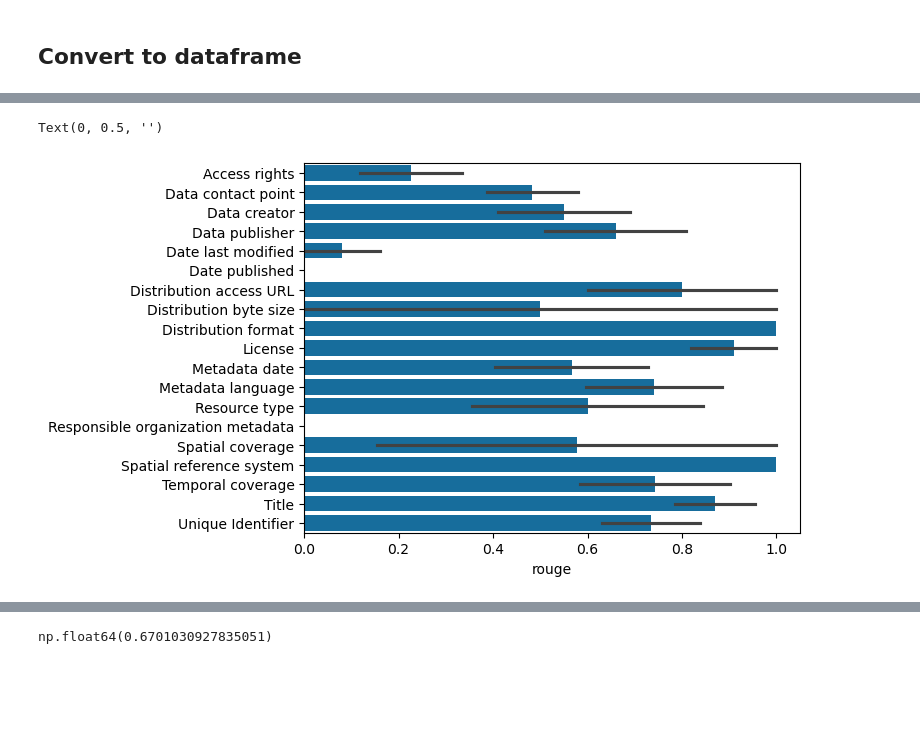
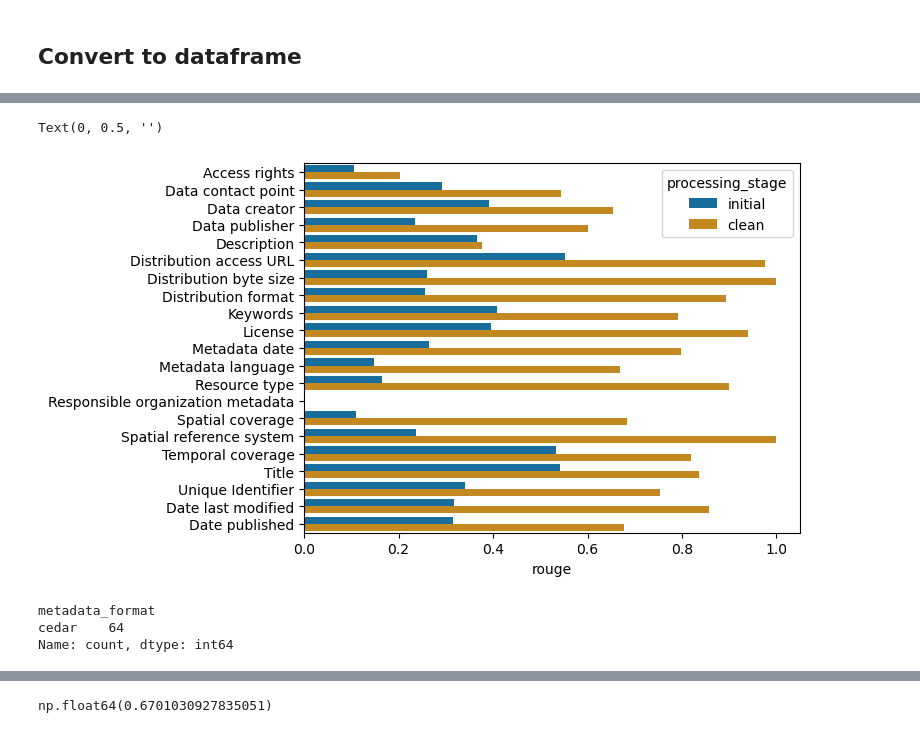
Before and after one commit to LTER-LIFE/meta-knowledge-harvesting, a Jupyter notebook: Evaluate LLM output.ipynb, the cells around one changed output, grey strips where cells are left out. Saved outputs shown, nothing was run; the diff lists cells and outputs as text; code cells hidden in the pictures; blank space fills up the shorter version.

```diff
--- a/Evaluate LLM output.ipynb
+++ b/Evaluate LLM output.ipynb
@@ -62,3 +62,5 @@ plt.legend(bbox_to_anchor=(1.05, 1), loc='upper left', title='Annotation type')
 # %% [output]
 <matplotlib.legend.Legend at 0x...>
 [figure]
+# %%
+uv.specify_and_convert_metadata_fields(uv.load_yaml(fp_annot), metadata_format='croissant')
@@ -64,0 +85,9 @@ plt.legend(bbox_to_anchor=(1.05, 1), loc='upper left', title='Annotation type')
+# %%
+
+fp_pred='outputs/2025-06-03/croissant_gemini_clean_entity_type_map.yaml'
+fp_annot='outputs/annotations/ground_truth_metadata_annotations-2025-06-04.yaml'
+labels_annot, labels_pred, (list_ds_urls, list_metadata_fields) = uv.load_pred_and_annot(fp_pred=fp_pred,
+                                                                        fp_annot=fp_annot, keep_annotated_fields_only=True,
+                                                                        metadata_format='croissant')
+
+labels_pred
@@ -201,10 +279,16 @@ Index(['url', 'llm_name', 'metadata_format', 'findability', 'metadata_field',
 # %%
-sns.barplot(data=df_scores_present_structured_exact, x='rouge', y='metadata_field', orient='h', errorbar='se')
+sns.barplot(data=df_scores_present_structured, x='rouge', y='metadata_field', hue='processing_stage', orient='h', errorbar=None)
 plt.ylabel('')
 # plt.title('Relevancy for exact metadata fields (present) pm sem')
 # %% [output]
 Text(0, 0.5, '')
-[figure, old version]
+[figure, new version]
+# %%
+df_scores[df_scores['metadata_field'] == 'Data contact point'].metadata_format.value_counts()
+# %% [output]
+metadata_format
+cedar    64
+Name: count, dtype: int64
 # %%
 df_scores_present_structured_exact[df_scores_present_structured_exact['metadata_field'] == 'Title'].sort_values(by='rouge', ascending=False)
 # %% [output]
```
Also changed, not shown: parts of 6 cells of this notebook, 1 other file.
